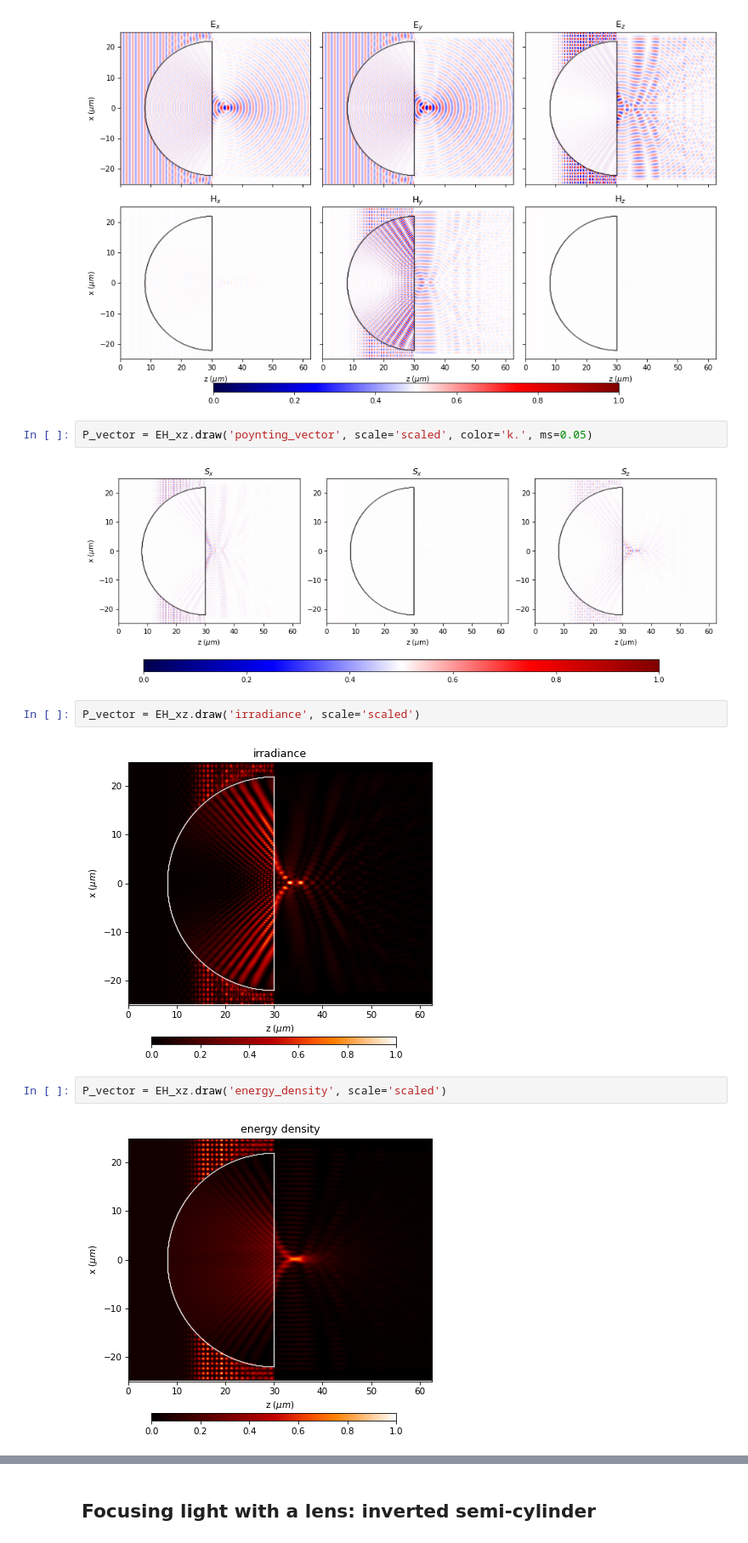
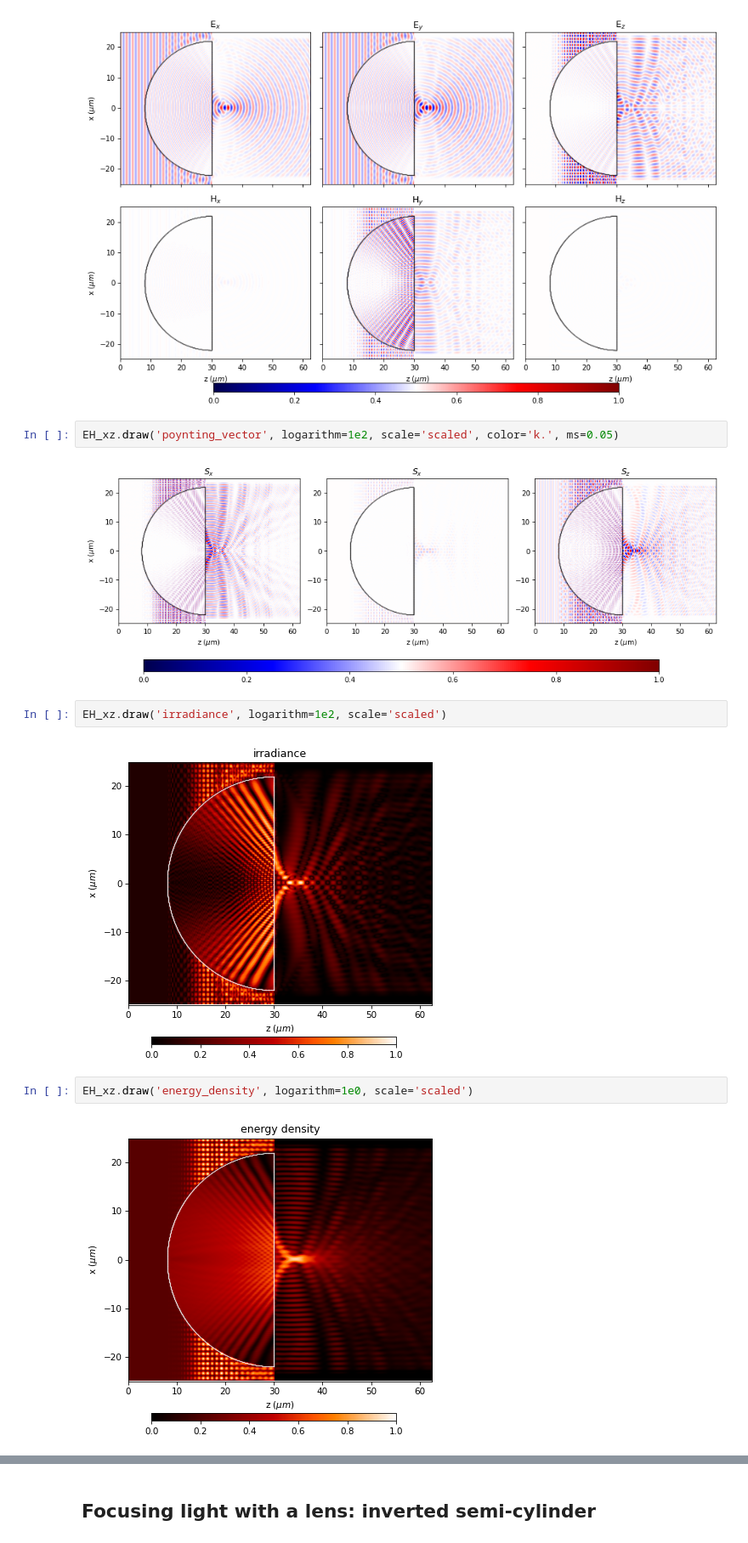
Before and after one commit to optbrea/diffractio, a Jupyter notebook: docs/source/examples_vector/lens.ipynb, the cells around one changed output, grey strips where cells are left out. Shown at 85% size. Cells and saved outputs as stored; diff of their text form.

```diff
--- a/docs/source/examples_vector/lens.ipynb
+++ b/docs/source/examples_vector/lens.ipynb
@@ -86,15 +86,15 @@ EH_xz.draw('EH', scale='scaled', color='k.', ms=0.05)
 # %% [output]
 [figure]
 # %%
-P_vector = EH_xz.draw('poynting_vector', scale='scaled', color='k.', ms=0.05)
+EH_xz.draw('poynting_vector', logarithm=1e2, scale='scaled', color='k.', ms=0.05)
 # %% [output]
-[figure, old version]
+[figure, new version]
 # %%
-P_vector = EH_xz.draw('irradiance', scale='scaled')
+EH_xz.draw('irradiance', logarithm=1e2, scale='scaled')
 # %% [output]
-[figure, old version]
+[figure, new version]
 # %%
-P_vector = EH_xz.draw('energy_density', scale='scaled')
+EH_xz.draw('energy_density', logarithm=1e0, scale='scaled')
 # %% [output]
-[figure, old version]
+[figure, new version]
 # %%
```
Also changed, not shown: parts of 6 cells of this notebook, 35 other files.
